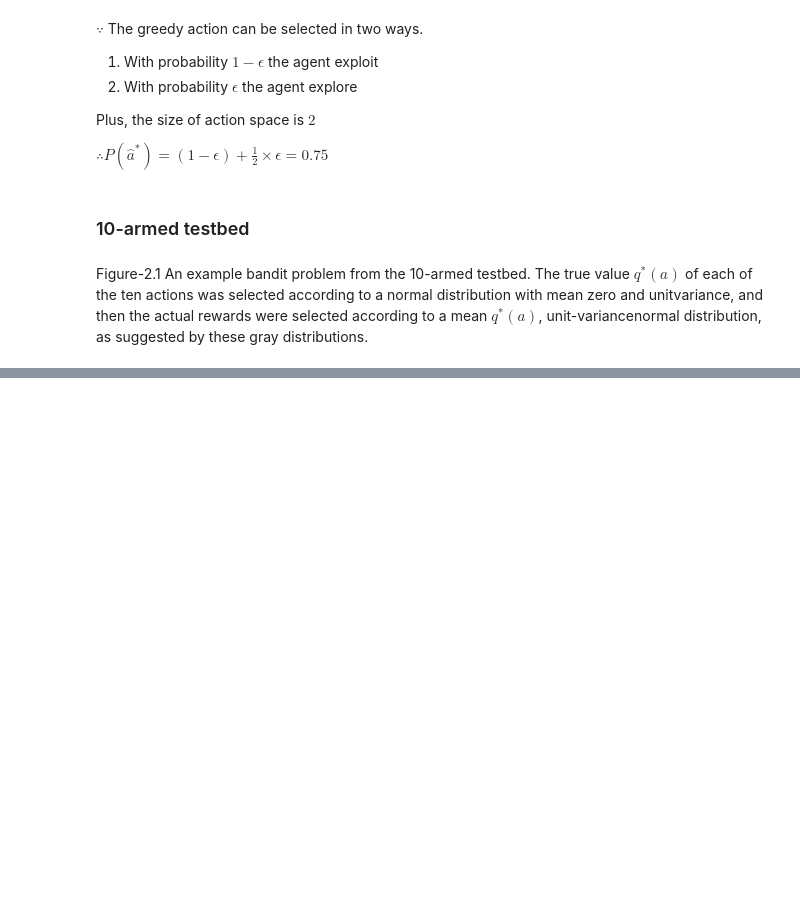
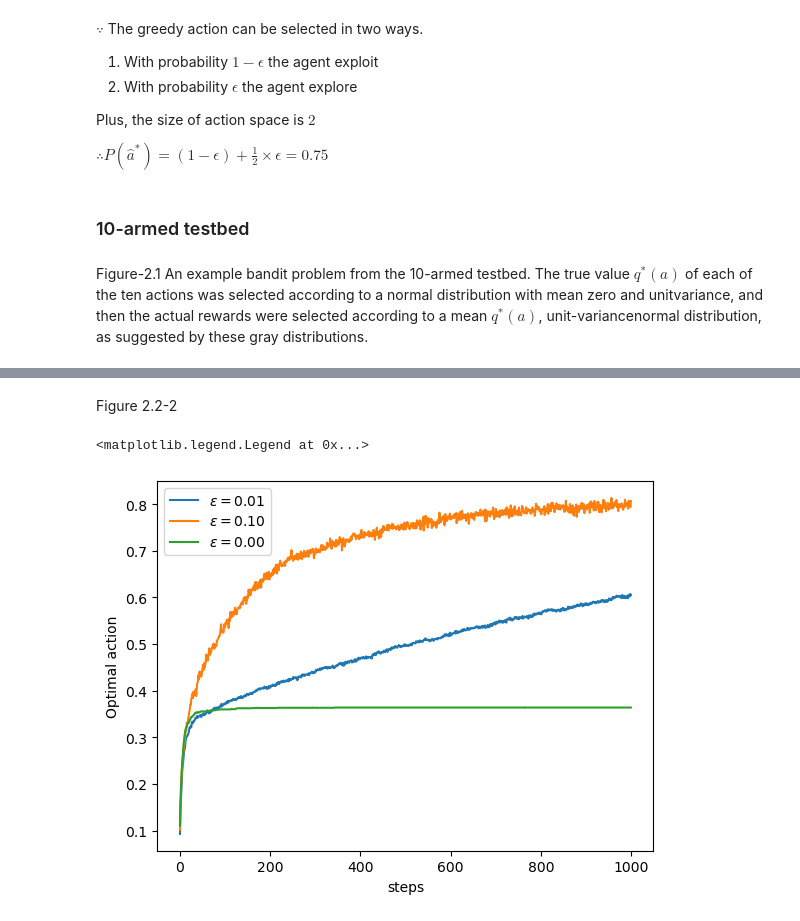
Before and after one commit to Romeo-CC/RL_2020_sutton_reading_notes, a Jupyter notebook: chapter_2.ipynb, the cells around one changed output, grey strips where cells are left out. Saved outputs shown, nothing was run; the diff lists cells and outputs as text; code cells hidden in the pictures; blank space fills up the shorter version.

```diff
--- a/chapter_2.ipynb
+++ b/chapter_2.ipynb
@@ -258,0 +279,11 @@ from utils.bandit import Bandit, simulate
+# %% [markdown]
+Figure 2.2-2
+# %%
+for eps, counts in zip(epsilons, best_action_counts):
+    plt.plot(counts, label='$ \epsilon = %.02f $' % (eps))
+plt.xlabel('steps')
+plt.ylabel('Optimal action')
+plt.legend()
+# %% [output]
+<matplotlib.legend.Legend at 0x...>
+[figure, added]
```
Also changed, not shown: parts of 4 cells of this notebook, 1 other file.
